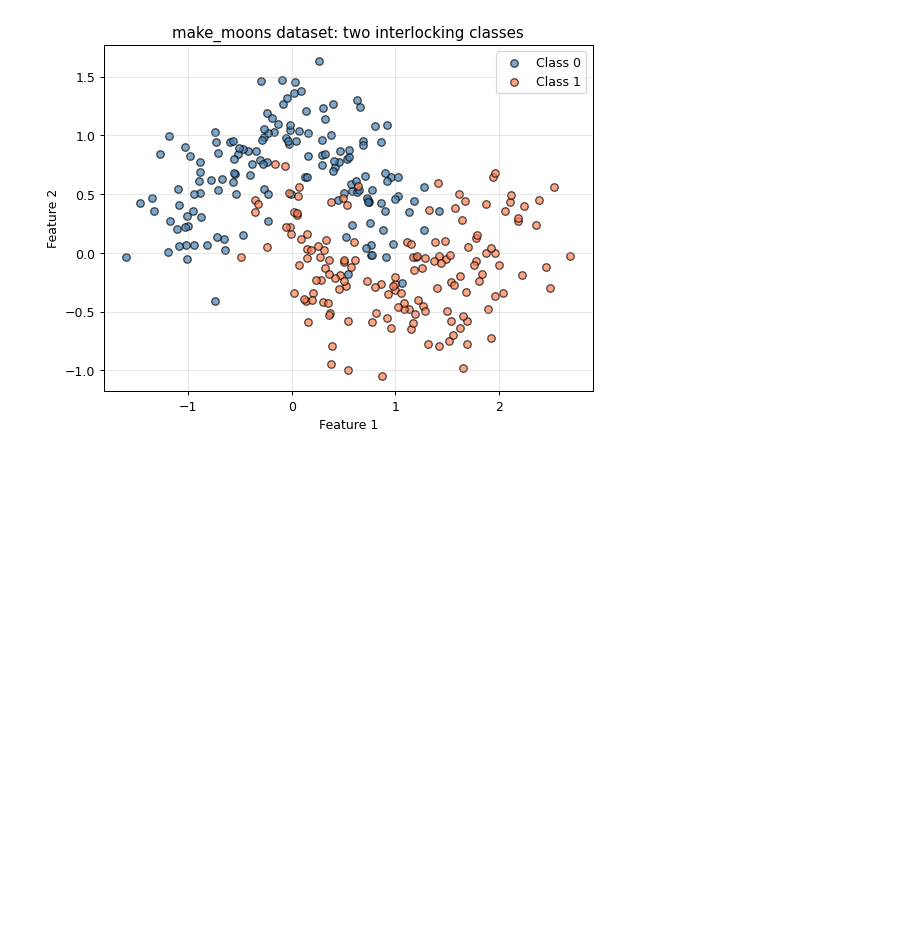
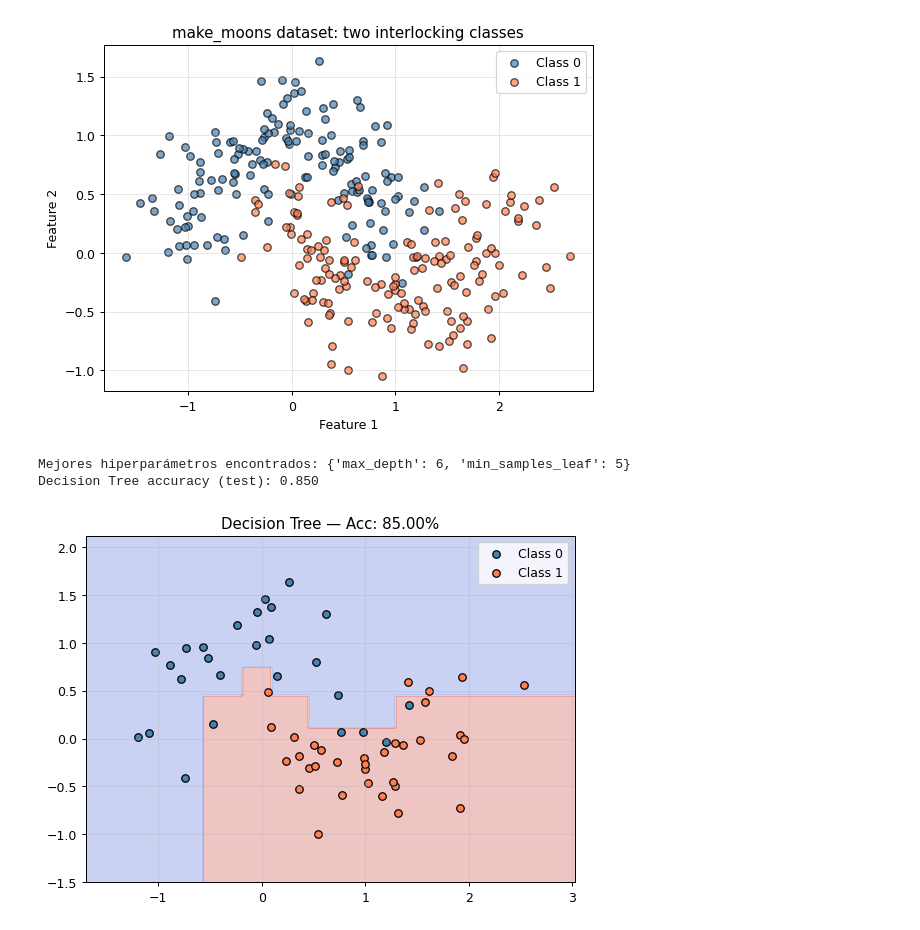
Before and after one commit to danielbazx/Machine-Learning-6-SIN-A-Mar-Jul-2026, a Jupyter notebook: trees.ipynb, the cells around one changed output. Drawn from its saved outputs; the diff is of its cells as text; code cells hidden in the pictures; blank space fills up the shorter version.

```diff
--- a/trees.ipynb
+++ b/trees.ipynb
@@ -32,3 +32,48 @@ plt.grid(alpha=0.3)
 plt.show()
 # %% [output]
 [figure]
+# %%
+def plot_decision_boundary(model, X, y, title):
+    """Visualize the model's decision boundary on the 2D plane."""
+    h = 0.02
+    x_min, x_max = X[:, 0].min() - 0.5, X[:, 0].max() + 0.5
+    y_min, y_max = X[:, 1].min() - 0.5, X[:, 1].max() + 0.5
+    xx, yy = np.meshgrid(np.arange(x_min, x_max, h), np.arange(y_min, y_max, h))
+    Z = model.predict(np.c_[xx.ravel(), yy.ravel()]).reshape(xx.shape)
+    plt.figure(figsize=(7, 5))
+    plt.contourf(xx, yy, Z, alpha=0.3, cmap='coolwarm')
+    plt.scatter(X[y==0, 0], X[y==0, 1], c='steelblue', edgecolor='k', label='Class 0')
+    plt.scatter(X[y==1, 0], X[y==1, 1], c='coral', edgecolor='k', label='Class 1')
+    plt.title(title)
+    plt.legend()
+    plt.grid(alpha=0.3)
+    plt.show()
+
+# 1. Instanciamos el Árbol de Decisión
+tree = DecisionTreeClassifier(random_state=42)
+
+# 2. Definimos una grilla de hiperparámetros para evitar el sobreajuste (overfitting)
+param_grid = {
+    'max_depth': [3, 4, 5, 6, 7],
+    'min_samples_leaf': [1, 5, 10, 15]
+}
+
+# 3. Usamos GridSearchCV para encontrar la mejor combinación
+grid_search = GridSearchCV(tree, param_grid, cv=5, scoring='accuracy')
+grid_search.fit(X_train, y_train)
+
+# 4. Extraemos el mejor modelo
+best_tree = grid_search.best_estimator_
+
+# 5. Evaluamos el accuracy con los datos de prueba
+acc_tree = accuracy_score(y_test, best_tree.predict(X_test))
+
+print(f'Mejores hiperparámetros encontrados: {grid_search.best_params_}')
+print(f'Decision Tree accuracy (test): {acc_tree:.3f}')
+
+# 6. Graficamos la nueva frontera de decisión
+plot_decision_boundary(best_tree, X_test, y_test, f'Decision Tree — Acc: {acc_tree:.2%}')
+# %% [output]
+Mejores hiperparámetros encontrados: {'max_depth': 6, 'min_samples_leaf': 5}
+Decision Tree accuracy (test): 0.850
+[figure, added]
```
